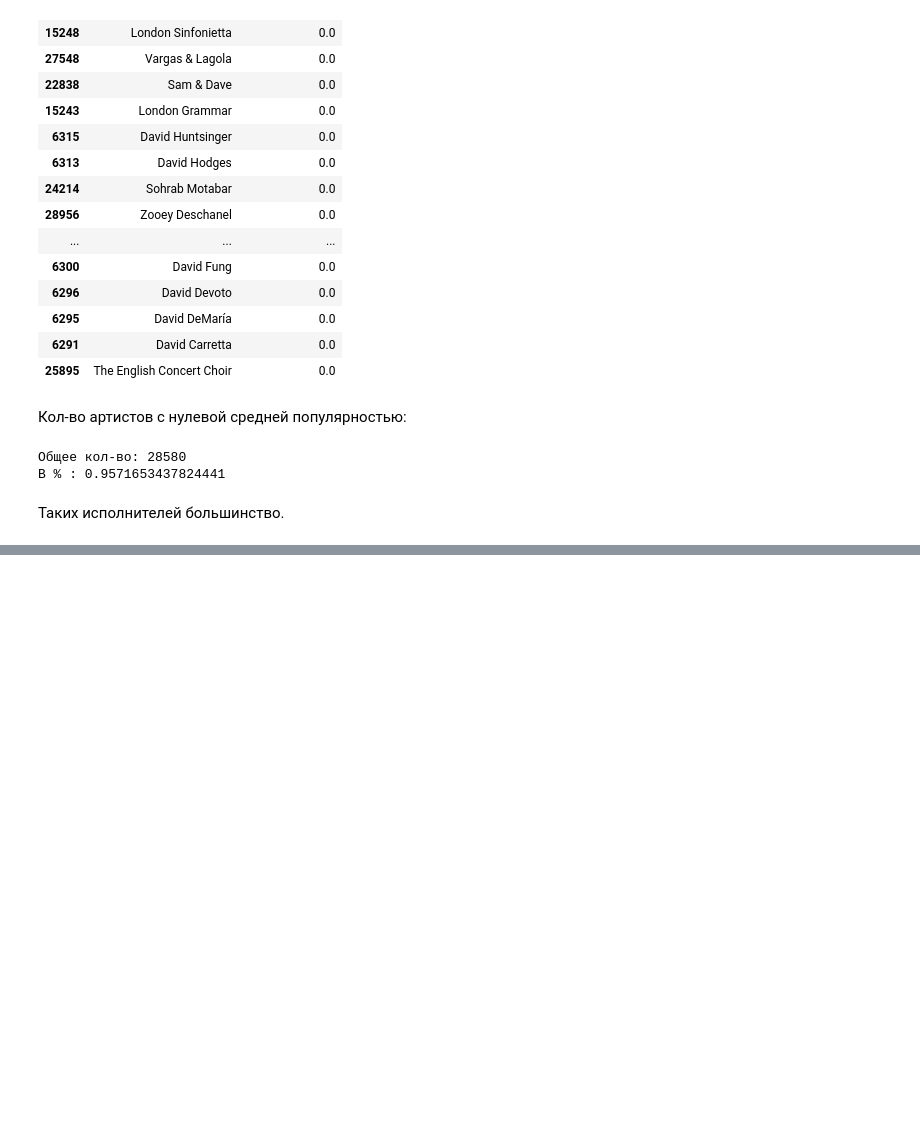
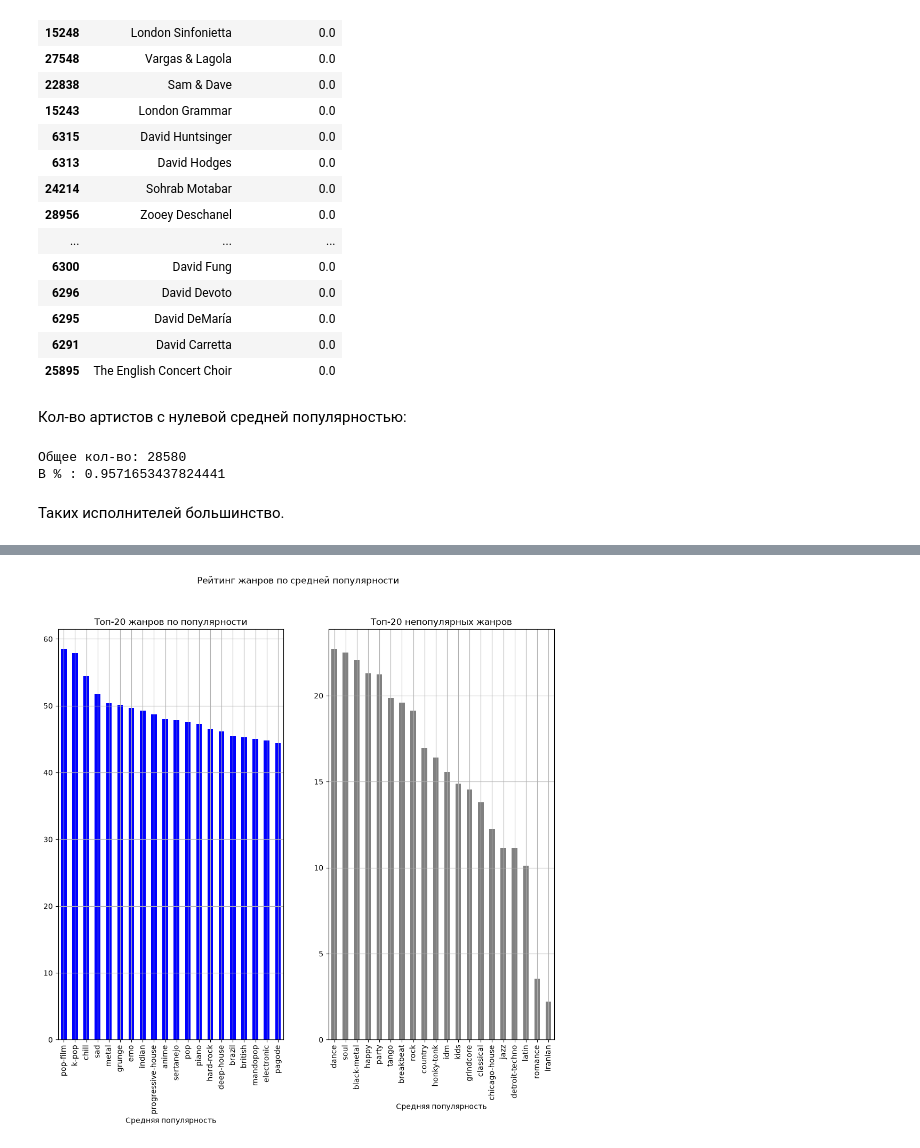
Before and after one commit to PieceOfBulka/gp5, a Jupyter notebook: eda_task_1.ipynb, the cells around one changed output, grey strips where cells are left out. Drawn from its saved outputs; the diff is of its cells as text; code cells hidden in the pictures; blank space fills up the shorter version.

Commit message:
Анализ жанров

```diff
--- a/eda_task_1.ipynb
+++ b/eda_task_1.ipynb
@@ -826,0 +870,3 @@ print(f"В % : {len(artist_mean_popularity[artist_mean_popularity['mean_populari
+# %%
+genre_analysis = df.groupby('track_genre')['popularity'].agg(['mean', 'count']).sort_values('mean', ascending=False)
+genre_analysis
@@ -826,0 +888,30 @@ print(f"В % : {len(artist_mean_popularity[artist_mean_popularity['mean_populari
+# %%
+fig, ax = plt.subplots(1, 2, figsize=(12, 10))
+
+
+genre_analysis['mean'].head(20).plot(
+    kind = 'bar',
+    ax = ax[0],
+    color = 'blue'
+)
+
+ax[0].set_title('Топ-20 жанров по популярности')
+ax[0].set_xlabel('Средняя популярность')
+ax[0].grid()
+
+
+
+genre_analysis['mean'].tail(20).plot(
+    kind = 'bar',
+    ax = ax[1],
+    color = 'grey'
+)
+
+ax[1].set_title('Топ-20 непопулярных жанров')
+ax[1].set_xlabel('Средняя популярность')
+ax[1].grid()
+
+plt.suptitle('Рейтинг жанров по средней популярности')
+plt.show()
+# %% [output]
+[figure, added]
```
Also changed, not shown: parts of 9 cells of this notebook.
